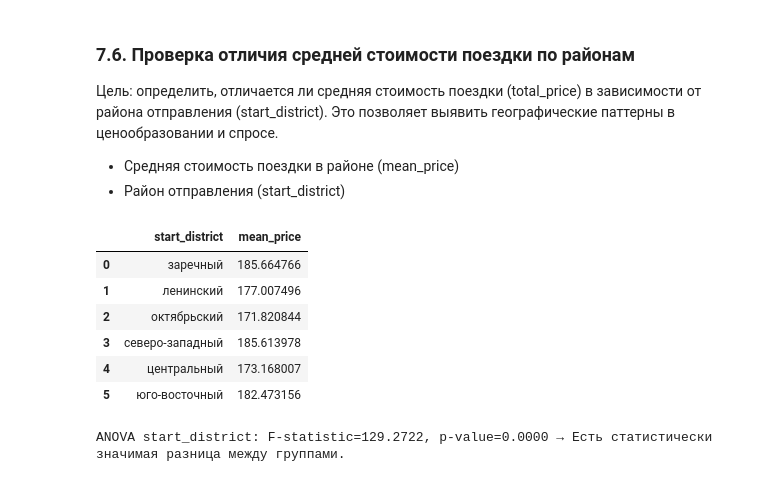
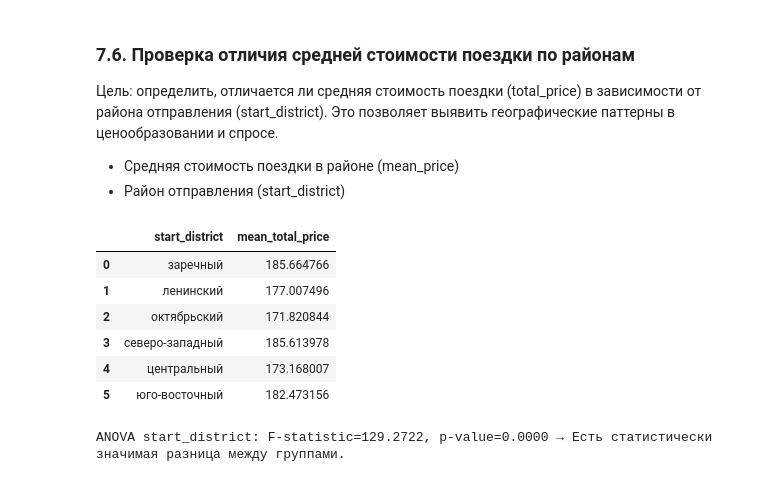
Before and after one commit to fIIame/scooter_sharing_analysis, a Jupyter notebook: notebooks/EDA.ipynb, the cells around one changed output. Drawn from its saved outputs; the diff is of its cells as text; code cells hidden in the pictures.

```diff
--- a/notebooks/EDA.ipynb
+++ b/notebooks/EDA.ipynb
@@ -776,11 +820,11 @@ ANOVA day_of_week: F-statistic=97.0318, p-value=0.0000 → Есть статис
 # %%
 # агрегируем данные по району
 district_summary = rides_weather_data.groupby("start_district", as_index=False).agg(
-    mean_price=("total_price", "mean")
+    mean_total_price=("total_price", "mean")
 )
 district_summary
 # %% [output]
-|  | start_district | mean_price |
+|  | start_district | mean_total_price |
 | 0 | заречный | 185.664766 |
 | 1 | ленинский | 177.007496 |
 | 2 | октябрьский | 171.820844 |
```
Also changed, not shown: parts of 9 cells of this notebook.
